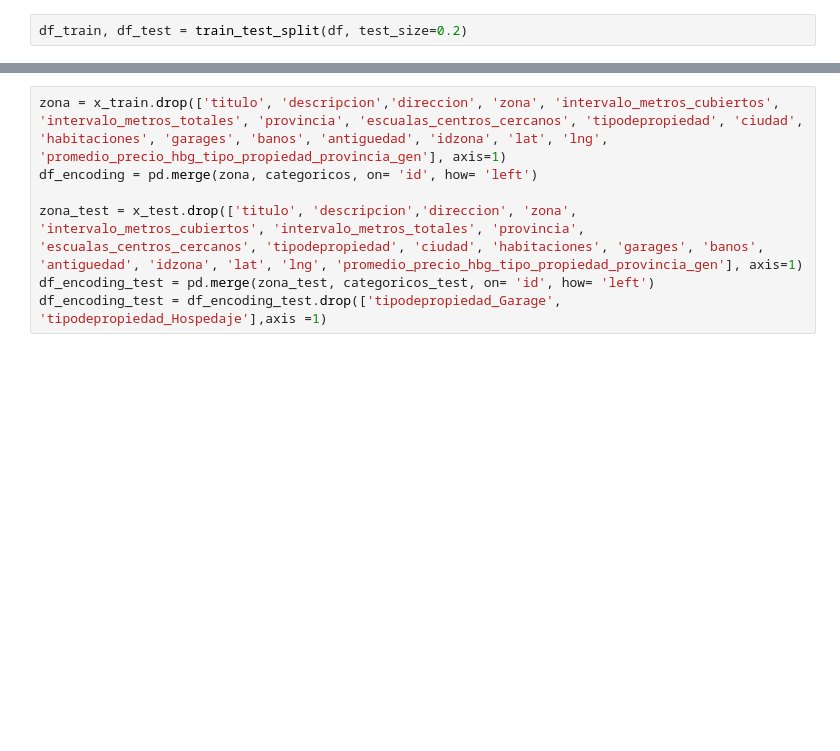
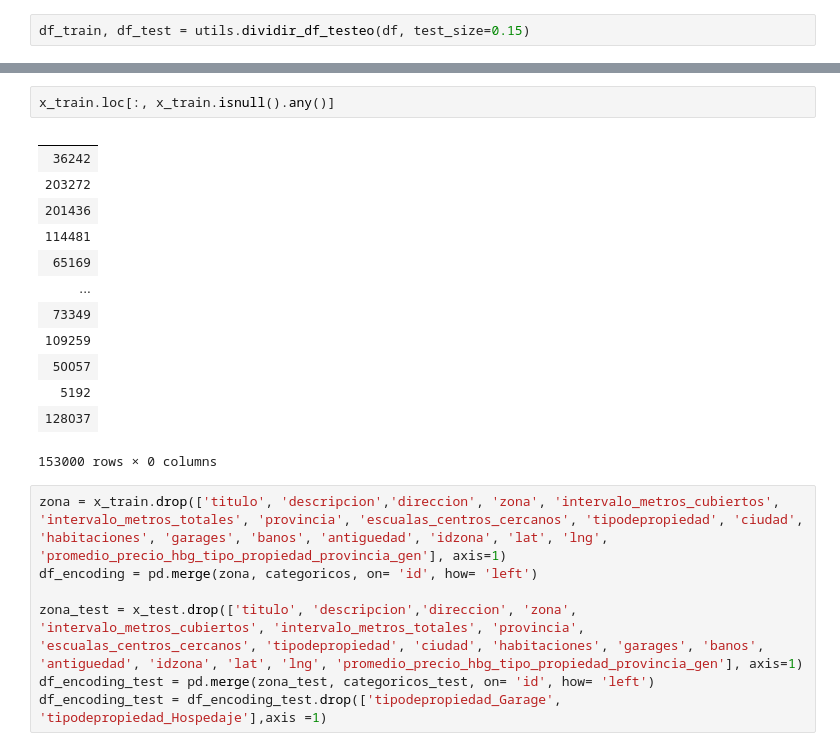
Before and after one commit to JDSanto/datos-tp2, a Jupyter notebook: Random_forest.ipynb, the cells around one changed output, grey strips where cells are left out. Saved outputs shown, nothing was run; the diff lists cells and outputs as text; blank space fills up the shorter version.

```diff
--- a/Random_forest.ipynb
+++ b/Random_forest.ipynb
@@ -19,4 +19,4 @@ for column in df.columns:
     column_names.append(name)
 df.columns = column_names
 # %%
-df_train, df_test = train_test_split(df, test_size=0.2)
+df_train, df_test = utils.dividir_df_testeo(df, test_size=0.15)
@@ -44,3 +47,19 @@ categoricos_test = df_ohe_test.fillna(0)
+# %%
+x_train.loc[:, x_train.isnull().any()]
+# %% [output]
+|  |
+| 36242 |
+| 203272 |
+| 201436 |
+| 114481 |
+| 65169 |
+| ... |
+| 73349 |
+| 109259 |
+| 50057 |
+| 5192 |
+| 128037 |
+153000 rows × 0 columns
 # %%
 zona = x_train.drop(['titulo', 'descripcion','direccion', 'zona', 'intervalo_metros_cubiertos', 'intervalo_metros_totales', 'provincia', 'escualas_centros_cercanos', 'tipodepropiedad', 'ciudad', 'habitaciones', 'garages', 'banos', 'antiguedad', 'idzona', 'lat', 'lng', 'promedio_precio_hbg_tipo_propiedad_provincia_gen'], axis=1)
 df_encoding = pd.merge(zona, categoricos, on= 'id', how= 'left')
```
Also changed, not shown: parts of 11 cells of this notebook, 8 other files.
